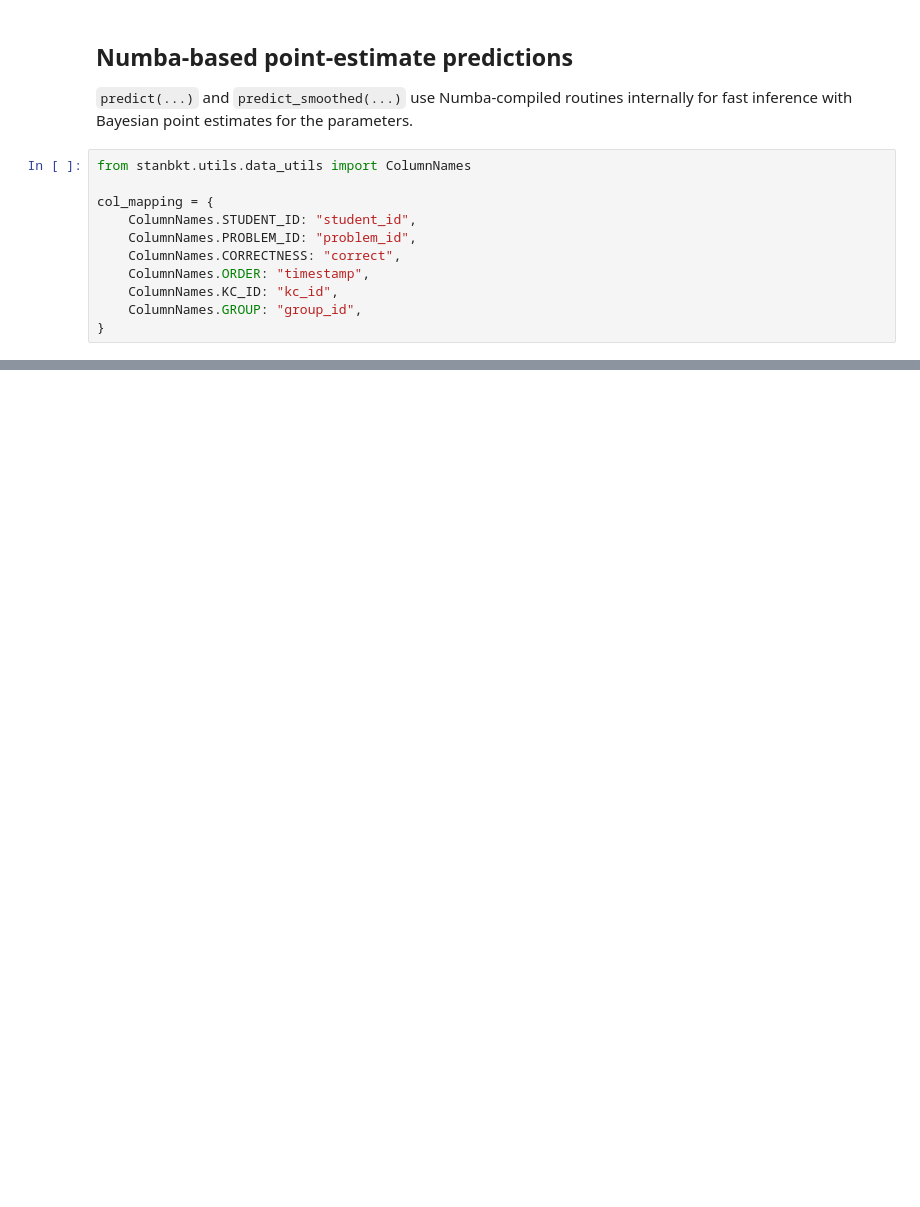
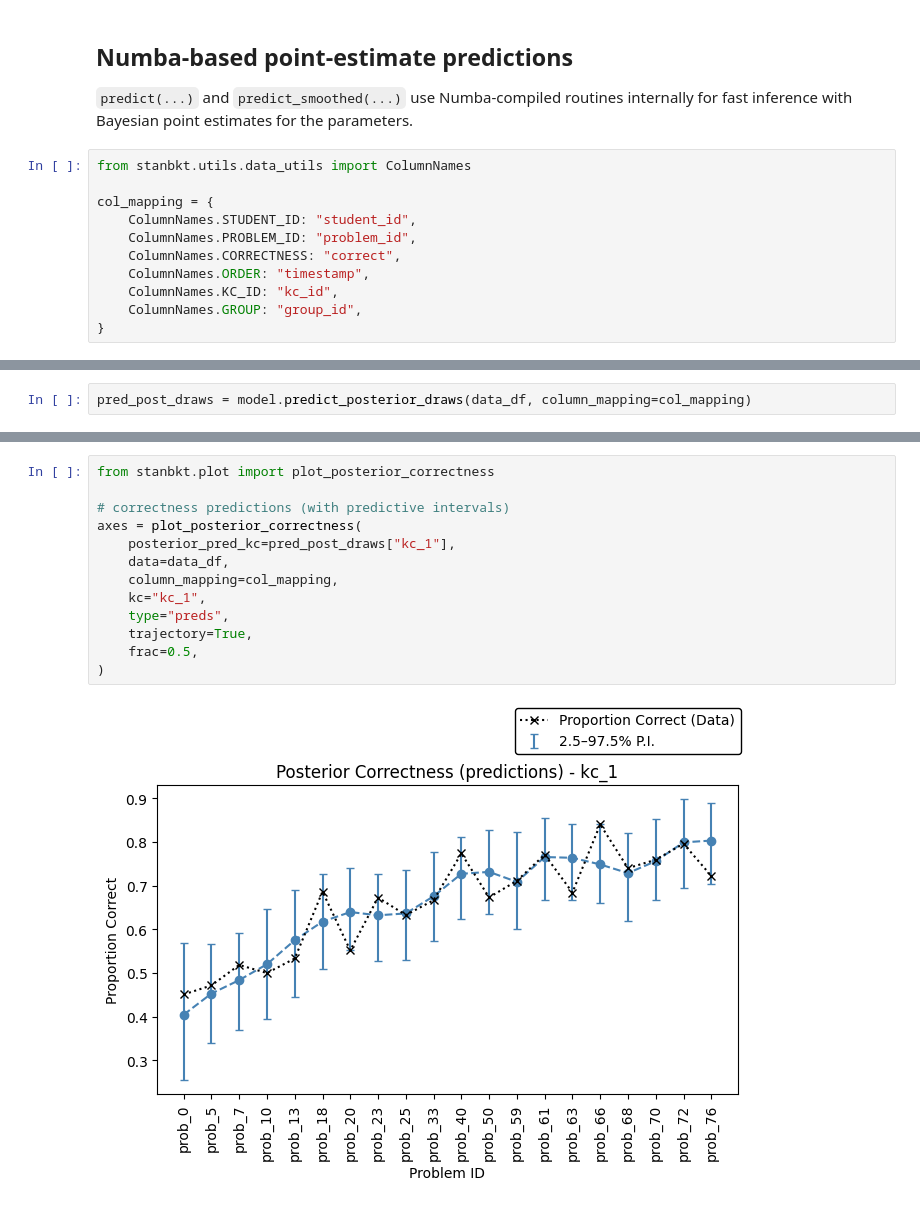
Before and after one commit to SiddharthaPradhan/StanBKT, a Jupyter notebook: docs/source/examples/03_multi_BKT_example.ipynb, the cells around one changed output, grey strips where cells are left out. Saved outputs shown, nothing was run; the diff lists cells and outputs as text; blank space fills up the shorter version.

```diff
--- a/docs/source/examples/03_multi_BKT_example.ipynb
+++ b/docs/source/examples/03_multi_BKT_example.ipynb
@@ -228,0 +235,2 @@ smoothed_predictions.head(20)
+# %%
+pred_post_draws = model.predict_posterior_draws(data_df, column_mapping=col_mapping)
@@ -228,0 +256,15 @@ smoothed_predictions.head(20)
+# %%
+from stanbkt.plot import plot_posterior_correctness
+
+# correctness predictions (with predictive intervals)
+axes = plot_posterior_correctness(
+    posterior_pred_kc=pred_post_draws["kc_1"],
+    data=data_df,
+    column_mapping=col_mapping,
+    kc="kc_1",
+    type="preds",
+    trajectory=True,
+    frac=0.5,
+)
+# %% [output]
+[figure, added]
```
Also changed, not shown: parts of 8 cells of this notebook, 19 other files.
